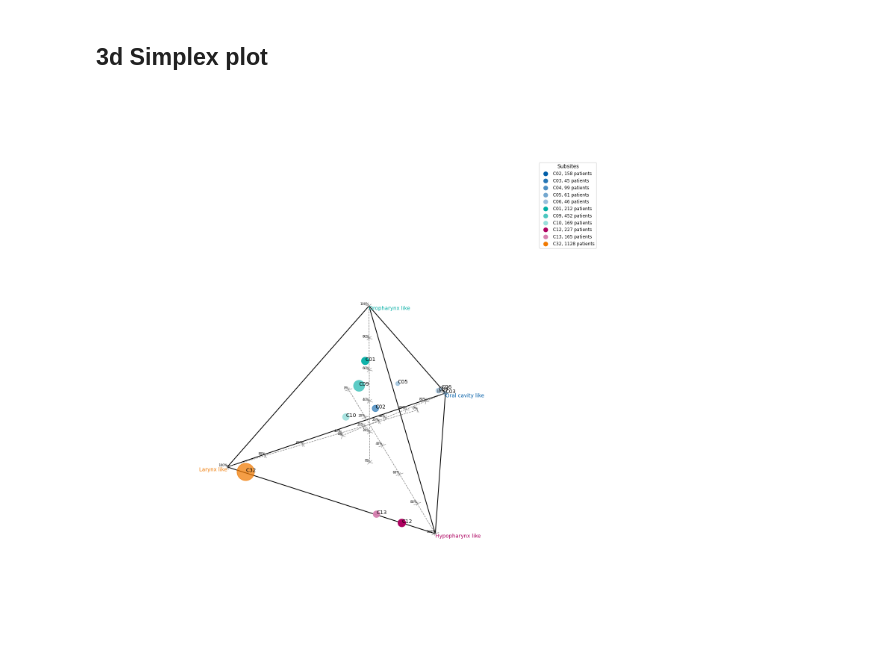
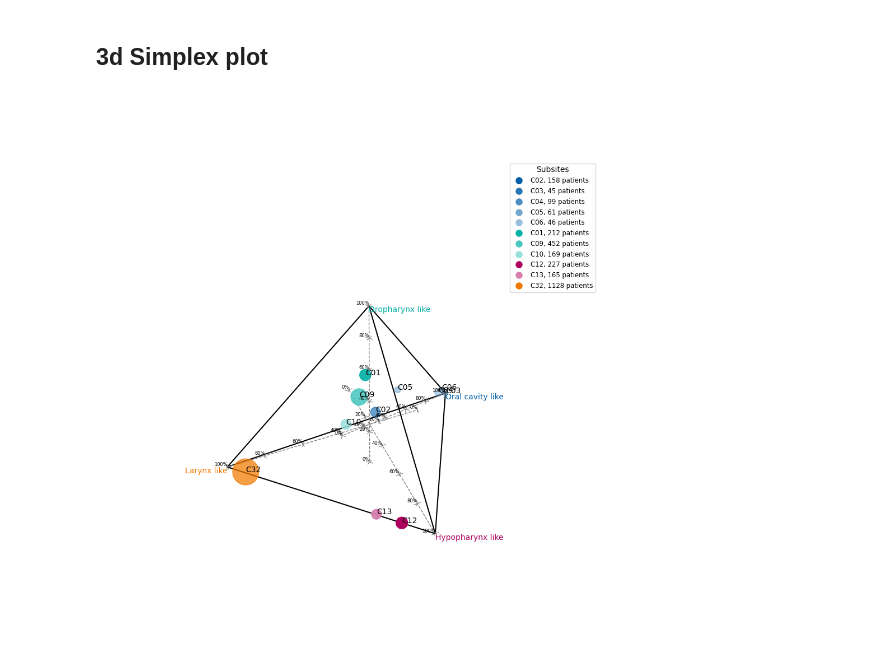
Before and after one commit to YoelPH/lymixture, a Jupyter notebook: evaluation/ipsi_all_subsites.ipynb, the cells around one changed output. Saved outputs shown, nothing was run; the diff lists cells and outputs as text; code cells hidden in the pictures.

```diff
--- a/evaluation/ipsi_all_subsites.ipynb
+++ b/evaluation/ipsi_all_subsites.ipynb
@@ -615,7 +576,7 @@ ordered_value_counts = dataset_staging_main_groups['tumor']['1']['subsite'].valu
 sizes = np.array(ordered_value_counts) * 1  # Adjust the scaling if necessary
 
 # Create a 3D plot
-fig = plt.figure(figsize=(15, 15))
+fig = plt.figure(figsize=(10, 10))
 ax = fig.add_subplot(111, projection='3d')
 
 # Extract coordinates from simplex_matrix
@@ -657,31 +618,31 @@ component_hypopharynx = mixture.get_mixture_coefs()['C13'].argmax()
 
 ax.text(extremes[component_larynx,0], extremes[component_larynx,1], extremes[component_larynx,2], "Larynx like", fontsize=10, ha='right', va='top',c = usz_orange)
 ax.text(extremes[component_oropharynx,0], extremes[component_oropharynx,1], extremes[component_oropharynx,2], "Oropharynx like", fontsize=10, ha='left', va='top',c = usz_green)
 ax.text(extremes[component_oral_cavity,0], extremes[component_oral_cavity,1], extremes[component_oral_cavity,2], "Oral cavity like", fontsize=10, ha='left', va='top',c = usz_blue)
 ax.text(extremes[component_hypopharynx,0], extremes[component_hypopharynx,1], extremes[component_hypopharynx,2], "Hypopharynx like", fontsize=10, ha='left', va='top',c = usz_red)
 
 
 
 add_perpendicular_crosses_3d(ax, extremes[0, 0], extremes[0, 1], extremes[0, 2], center0[0], center0[1], center0[2])
 plt.plot([extremes[0,0], center0[0]], [extremes[0,1], center0[1]],[extremes[0,2],center0[2]], color='gray', linestyle='--', linewidth=1)
 add_perpendicular_crosses_3d(ax, extremes[1, 0], extremes[1, 1], extremes[1, 2], center1[0], center1[1], center1[2])
 plt.plot([extremes[1,0], center1[0]], [extremes[1,1], center1[1]],[extremes[1,2],center1[2]], color='gray', linestyle='--', linewidth=1)
 add_perpendicular_crosses_3d(ax, extremes[2, 0], extremes[2, 1], extremes[2, 2], center2[0], center2[1], center2[2])
 plt.plot([extremes[2,0], center2[0]], [extremes[2,1], center2[1]],[extremes[2,2],center2[2]], color='gray', linestyle='--', linewidth=1)
 add_perpendicular_crosses_3d(ax, extremes[3, 0], extremes[3, 1], extremes[3, 2], center3[0], center3[1], center3[2])
 plt.plot([extremes[3,0], center3[0]], [extremes[3,1], center3[1]],[extremes[3,2],center3[2]], color='gray', linestyle='--', linewidth=1)
 
 legend_text = []
 for index in range(len(subsites)):
     legend_text.append(subsites[index] + ', ' + str(odered_value_counts[index]) + ' patients')
 
 legend_elements = [Line2D([0], [0], marker='o', color='w', markerfacecolor=color, markersize=10, label=text)
                    for color, text in zip(colors_ordered, legend_text)]
 
 # Add a legend with fixed dot sizes
 plt.legend(handles=legend_elements, loc='upper right', title='Subsites', fontsize='small')
 
 plt.gca().set_axis_off()
 plt.show()
 # %% [output]
-[figure, old version]
+[figure, new version]
```
Also changed, not shown: parts of 3 cells of this notebook, 1 other file.
